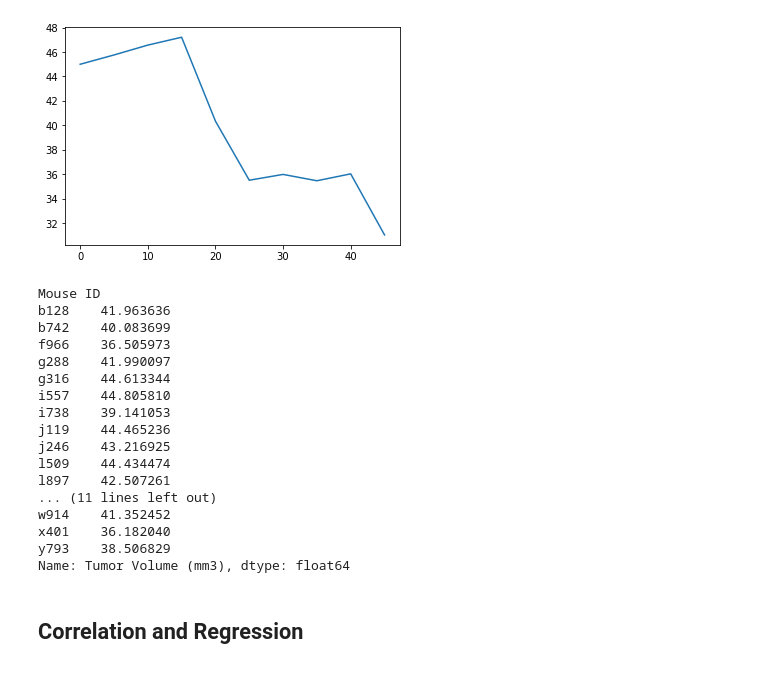
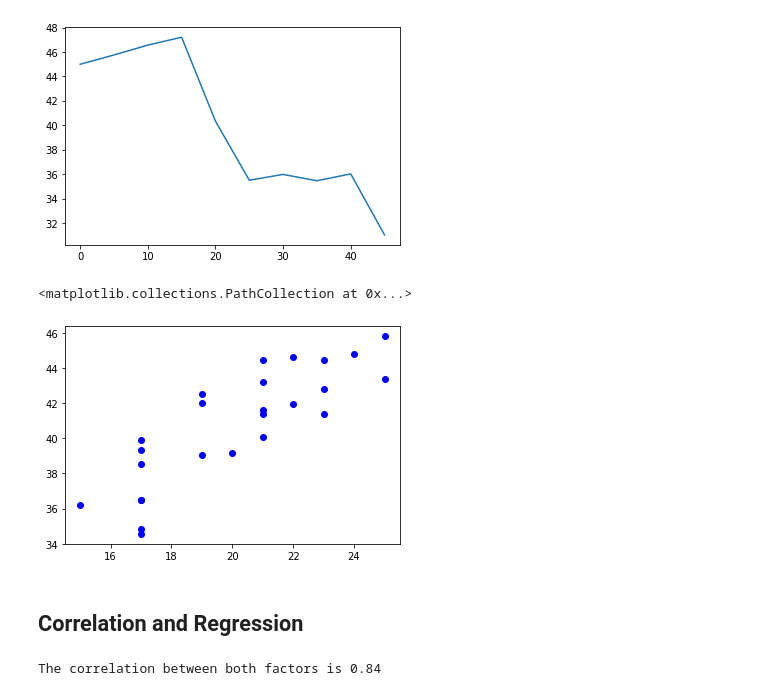
Before and after one commit to Shayoconnell7/pymaceuticals_challenge, a Jupyter notebook: pymaceuticals_challenge.ipynb, the cells around one changed output. Drawn from its saved outputs; the diff is of its cells as text; code cells hidden in the pictures.

Commit message:
calculated correlation coefficient

```diff
--- a/pymaceuticals_challenge.ipynb
+++ b/pymaceuticals_challenge.ipynb
@@ -285,27 +285,18 @@ drug_index = cleaned_df.set_index("Drug Regimen")
 just_capomulin = drug_index.loc['Capomulin']
 avg_tumor_vol = just_capomulin.groupby(["Mouse ID"])["Tumor Volume (mm3)"].mean()
 avg_tumor_vol
-mouse_weight = just_capomulin.groupby(["Mouse ID"])["Tumor Volume (mm3)"].mean()
+mouse_weight = just_capomulin.groupby(["Mouse ID"])["Weight (g)"].mean()
-# %% [output]
-Mouse ID
-b128    41.963636
-b742    40.083699
-f966    36.505973
-g288    41.990097
-g316    44.613344
-i557    44.805810
-i738    39.141053
-j119    44.465236
-j246    43.216925
-l509    44.434474
-l897    42.507261
-... (11 lines left out)
-w914    41.352452
-x401    36.182040
-y793    38.506829
-Name: Tumor Volume (mm3), dtype: float64
+# %%
+plt.scatter(mouse_weight, avg_tumor_vol, marker='o', facecolors='blue')
+# %% [output]
+<matplotlib.collections.PathCollection at 0x...>
+[figure, added]
 # %% [markdown]
 ## Correlation and Regression
 # %%
 # Calculate the correlation coefficient and linear regression model
 # for mouse weight and average tumor volume for the Capomulin regimen
+
+print(f"The correlation coefficient between both factors is {round(st.pearsonr(mouse_weight,avg_tumor_vol)[0],2)}")
+# %% [output]
+The correlation between both factors is 0.84
```
